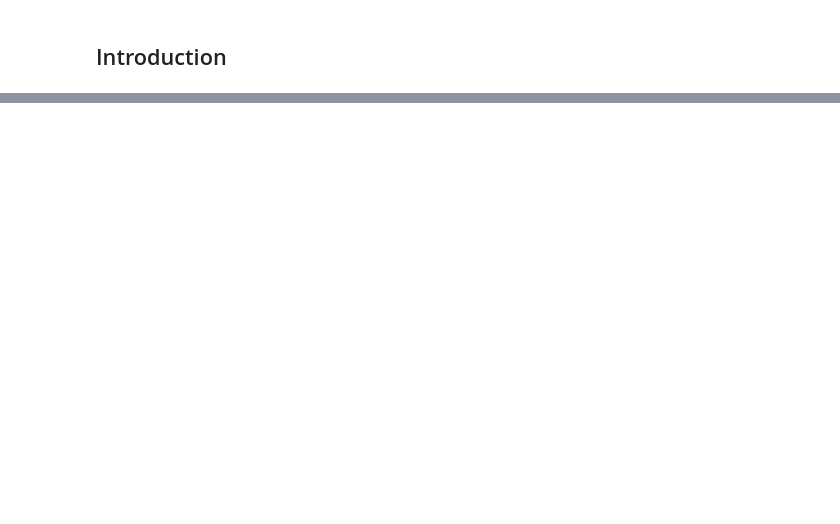
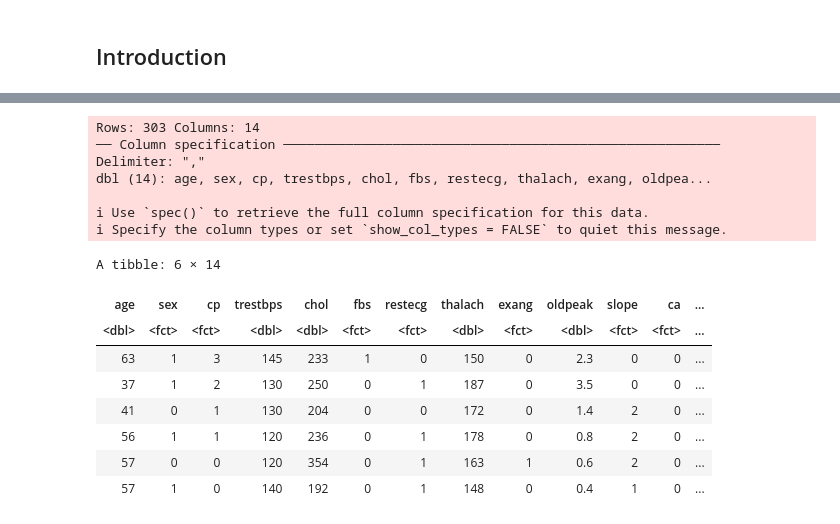
Before and after one commit to brucezhang25/DSCI100-010---26, a Jupyter notebook: GroupProposal.ipynb, the cells around one changed output, grey strips where cells are left out. Drawn from its saved outputs; the diff is of its cells as text; code cells hidden in the pictures; blank space fills up the shorter version.

Commit message:
Adjusting format & Add data analysis part

```diff
--- a/GroupProposal.ipynb
+++ b/GroupProposal.ipynb
@@ -10,0 +38,30 @@ Thus, the question being addressed is: can heart disease be accurately predicted
+# %%
+#Reading the dataframe from file
+heart_data <- read_csv("Heart Attack Data Set.csv")
+
+# Cleaning, warngling data
+heart_clean_data <- heart_data |>
+        mutate(target = as_factor(target))|>
+        mutate(target = fct_recode(target, "TRUE" = "1", "FALSE" = "0")) |> #Change target to factor TRUE/FALSE
+        mutate(sex = as.factor(as.integer(sex)), cp = as.factor(as.integer(cp)),
+               fbs = as.factor(as.integer(fbs)), restecg = as.factor(as.integer(restecg)),
+               exang = as.factor(as.integer(exang)), thal = as.factor(as.integer(thal)),
+               ca = as.factor(as.integer(ca)), slope = as.factor(as.integer(slope)))
+head(heart_clean_data)
+# %% [output]
+Rows: 303 Columns: 14
+── Column specification ────────────────────────────────────────────────────────
+Delimiter: ","
+dbl (14): age, sex, cp, trestbps, chol, fbs, restecg, thalach, exang, oldpea...
+
+ℹ Use `spec()` to retrieve the full column specification for this data.
+ℹ Specify the column types or set `show_col_types = FALSE` to quiet this message.
+A tibble: 6 × 14
+| age | sex | cp | trestbps | chol | fbs | restecg | thalach | exang | oldpeak | slope | ca | ... |
+| <dbl> | <fct> | <fct> | <dbl> | <dbl> | <fct> | <fct> | <dbl> | <fct> | <dbl> | <fct> | <fct> | ... |
+| 63 | 1 | 3 | 145 | 233 | 1 | 0 | 150 | 0 | 2.3 | 0 | 0 | ... |
+| 37 | 1 | 2 | 130 | 250 | 0 | 1 | 187 | 0 | 3.5 | 0 | 0 | ... |
+| 41 | 0 | 1 | 130 | 204 | 0 | 0 | 172 | 0 | 1.4 | 2 | 0 | ... |
+| 56 | 1 | 1 | 120 | 236 | 0 | 1 | 178 | 0 | 0.8 | 2 | 0 | ... |
+| 57 | 0 | 0 | 120 | 354 | 0 | 1 | 163 | 1 | 0.6 | 2 | 0 | ... |
+| 57 | 1 | 0 | 140 | 192 | 0 | 1 | 148 | 0 | 0.4 | 1 | 0 | ... |
```
Also changed, not shown: parts of 8 cells of this notebook.
